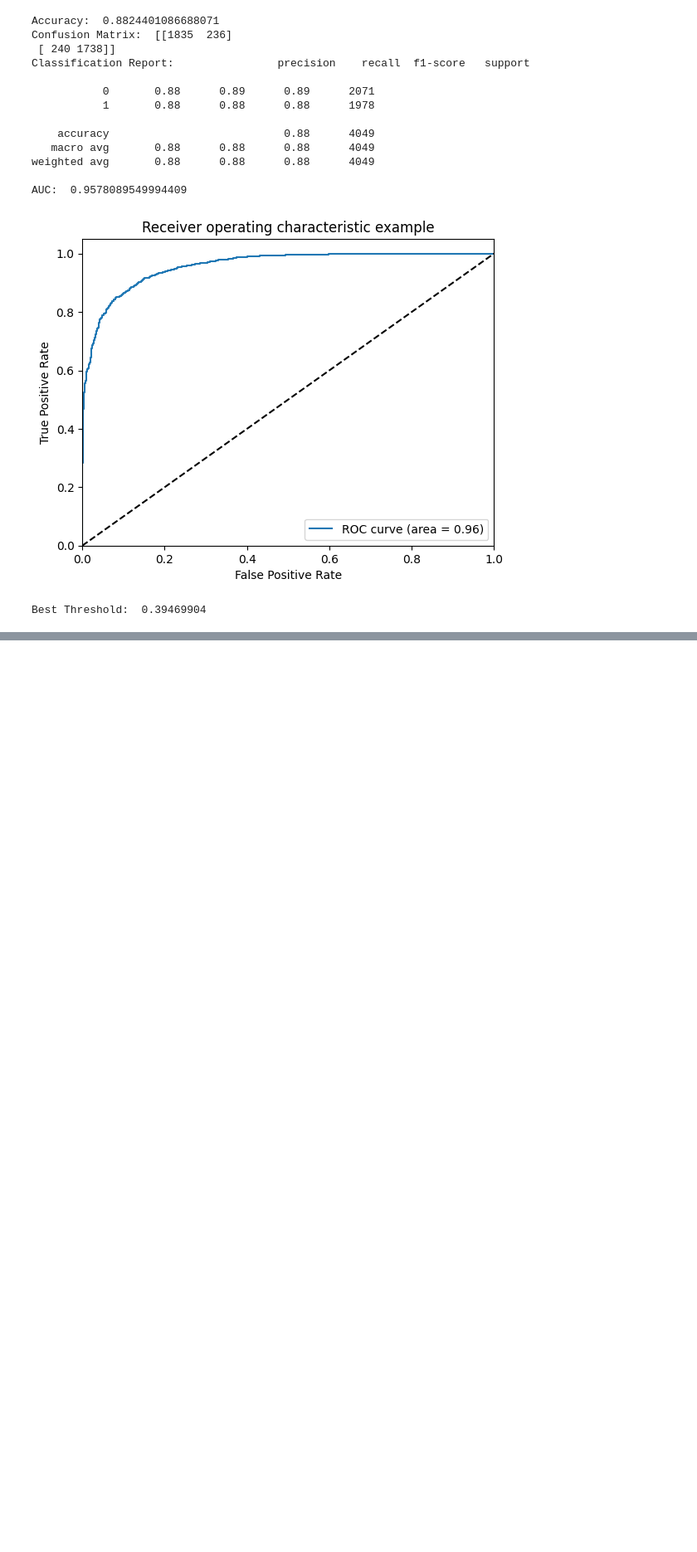
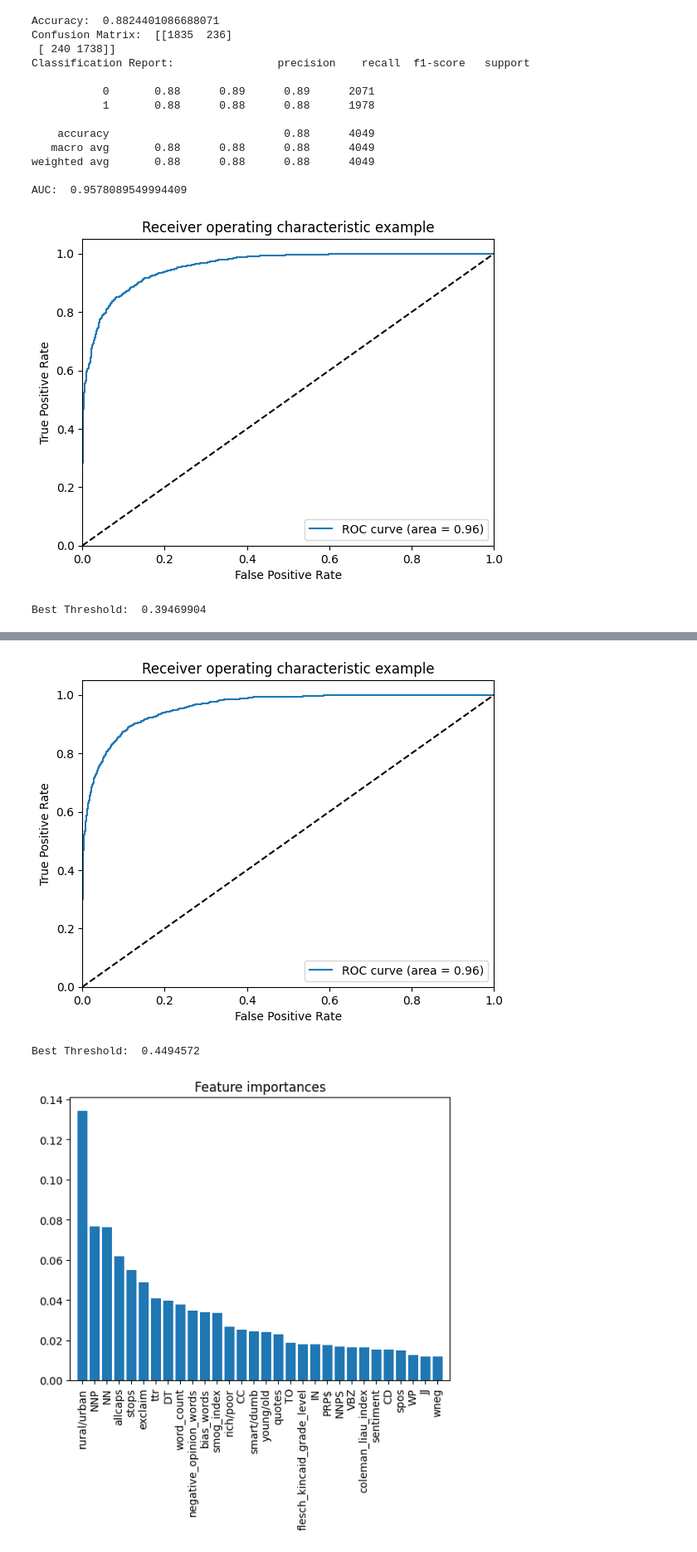
Before and after one commit to becausej/NewsSensemaking, a Jupyter notebook: model_new.ipynb, the cells around one changed output, grey strips where cells are left out. Shown at 83% size. Cells and saved outputs as stored; diff of their text form; code cells hidden in the pictures; blank space fills up the shorter version.

Commit message:
Updated model and threshold

```diff
--- a/model_new.ipynb
+++ b/model_new.ipynb
@@ -109,3 +109,74 @@ weighted avg       0.88      0.88      0.88      4049
 AUC:  0.9578089549994409
 [figure]
 Best Threshold:  0.39469904
+# %%
+## New code here to load and test data ##
+## This can be run independently of the above code ##
+import pandas as pd
+
+# load the data
+X_test = pd.read_csv('dataset/X_test.csv')
+y_test = pd.read_csv('dataset/y_test.csv')
+X_train = pd.read_csv('dataset/X_train.csv')
+y_train = pd.read_csv('dataset/y_train.csv')
+# %%
+# Run an xgboost model on the data, use grid search to find the best hyperparameters
+# Then after we find the best hyperparameters, we will use the best threshold to find the best probability threshold
+# Then lastly we will look at the feature importances
+import xgboost as xgb
+from sklearn.model_selection import GridSearchCV
+from sklearn.metrics import accuracy_score, confusion_matrix, classification_report, roc_curve, roc_auc_score, f1_score
+import matplotlib.pyplot as plt
+import numpy as np
+
+model = xgb.XGBClassifier()
+param_grid = {
+    'max_depth': [7, 9],
+    'n_estimators': [150, 200, 250],
+    'learning_rate': [0.01, 0.1, 0.3]
+}
+grid_search = GridSearchCV(model, param_grid, cv=5, n_jobs=-1)
+grid_search.fit(X_train, y_train)
+print("Best Parameters: ", grid_search.best_params_)
+model = grid_search.best_estimator_
+model.fit(X_train, y_train)
+y_pred = model.predict(X_test)
+y_pred_proba = model.predict_proba(X_test)[:,1]
+
+print("Accuracy: ", accuracy_score(y_test, y_pred))
+print("Confusion Matrix: ", confusion_matrix(y_test, y_pred))
+print("Classification Report: ", classification_report(y_test, y_pred))
+
+fpr, tpr, thresholds = roc_curve(y_test, y_pred_proba)
+roc_auc = roc_auc_score(y_test, y_pred_proba)
+print("AUC: ", roc_auc)
+
+plt.figure()
+plt.plot(fpr, tpr, label='ROC curve (area = %0.2f)' % roc_auc)
+plt.plot([0, 1], [0, 1], 'k--')
+plt.xlim([0.0, 1.0])
+plt.ylim([0.0, 1.05])
+plt.xlabel('False Positive Rate')
+plt.ylabel('True Positive Rate')
+plt.title('Receiver operating characteristic example')
+plt.legend(loc="lower right")
+plt.show()
+
+f1_scores = []
+for threshold in thresholds:
+    y_pred_threshold = y_pred_proba > threshold
+    f1_scores.append(f1_score(y_test, y_pred_threshold))
+
+best_threshold = thresholds[np.argmax(f1_scores)]
+print("Best Threshold: ", best_threshold)
+
+# find the feature importances
+importances = model.feature_importances_
+indices = np.argsort(importances)[::-1]
+plt.figure()
+plt.title("Feature importances")
+plt.bar(range(X_train.shape[1]), importances[indices], align="center")
+plt.xticks(range(X_train.shape[1]), X_train.columns[indices], rotation=90)
+plt.xlim([-1, X_train.shape[1]])
+plt.show()
+# %% [output]
@@ -111,0 +197,3 @@ Best Threshold:  0.39469904
+[figure, added]
+Best Threshold:  0.4494572
+[figure, added]
```
Also changed, not shown: parts of 2 cells of this notebook, 3 other files.
